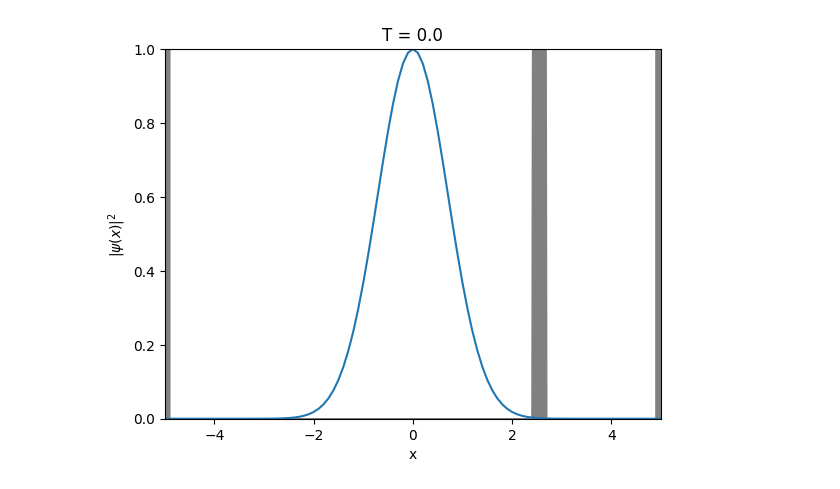
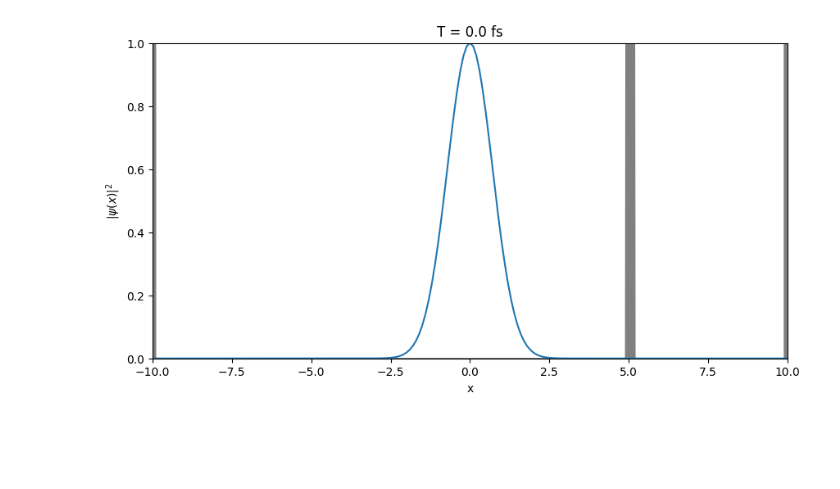
Before and after one commit to Sassy-Buoy/Comp-phys-Ex, a Jupyter notebook: ex3.ipynb, the cells around one changed output. Drawn from its saved outputs; the diff is of its cells as text; code cells hidden in the pictures; blank space fills up the shorter version.

```diff
--- a/ex3.ipynb
+++ b/ex3.ipynb
@@ -2,8 +2,8 @@
 import numpy as np
 from scipy.linalg import solve
 
-L = 10.0  # Length of the box
-T = 10.0 # Total simulation time
+L = 20.0  # Length of the box
+T = 20.0 # Total simulation time
 dx = 0.1 # grid spacing
 dt = 0.1 # time step
 x0 = 0.0  # Initial position of the Gaussian wave packet
@@ -28,14 +28,9 @@ def potential(N, step=False):
 # Construct Hamiltonian matrix
 def H_matrix(N, dx):
     H = np.zeros((N, N), dtype=np.complex128)
-    H[0, 0] = 2.0 / dx**2
-    H[0, 1] = -1.0 / dx**2
-    H[-1, -1] = 2.0 / dx**2
-    H[-1, -2] = -1.0 / dx**2
-    for i in range(1, N-1):
-        H[i, i] = 2.0 / dx**2
-        H[i, i-1] = -1.0 / dx**2
-        H[i, i+1] = -1.0 / dx**2
+    H += 2.0 / dx**2 * np.diag(np.ones(N))
+    H += -1.0 / dx**2 * np.diag(np.ones(N-1), k=1)
+    H += -1.0 / dx**2 * np.diag(np.ones(N-1), k=-1)
     return H
 
 # Crank-Nicolson algorithm
@@ -50,6 +45,8 @@ def time_evolution(dx, dt, T, L, sigma, k0, x0):
     H = H_matrix(N, dx)
     V = potential(N, step=True)
     psi = psi0(L, sigma, k0, N, x0)
+    #for i in psi:
+    #    print(round(np.abs(i), 10))
     Psi = []
     t = 0.0
     while t < T:
@@ -61,24 +58,24 @@ def time_evolution(dx, dt, T, L, sigma, k0, x0):
 Psi = time_evolution(dx, dt, T, L, sigma, k0, x0)
 # %%
 import matplotlib.pyplot as plt
-import matplotlib.animation as animation
+from matplotlib.animation import FuncAnimation
 
 fig, ax = plt.subplots()
 
 def animate(i):
     ax.clear()
-    ax.set_xlim(-L/2, L/2)  # Set x-axis limits
-    ax.set_ylim(0, 1)  # Set y-axis limits
+    fig.set_size_inches(10, 5)
+    ax.set_xlim(-L/2, L/2)
+    ax.set_ylim(0, 1)
     ax.plot(np.linspace(-L/2, L/2, int(L/dx) + 1), np.abs(Psi[i][1])**2)
-    # Plot a histogram of the potential
+    # Plot the potential
     ax.fill_between(np.linspace(-L/2, L/2, int(L/dx) + 1), 0, potential(int(L/dx) + 1, step=True), color='gray')
-    #ax.plot(np.linspace(-L/2, L/2, int(L/dx) + 1), potential(int(L/dx) + 1, step=True))
     ax.set_xlabel('x')
     ax.set_ylabel('$|\psi(x)|^2$')
-    ax.set_title('T = %.1f' % (Psi[i][0]))
+    ax.set_title('T = %.1f fs' % (Psi[i][0]))
 
-ani = animation.FuncAnimation(fig, animate, frames=len(Psi), interval=dt/1000)
+ani = FuncAnimation(fig, animate, frames=len(Psi), interval=dt/1000)
 # Save animation as a GIF file
 ani.save('animation.gif', writer='pillow')
 # %% [output]
-[figure, old version]
+[figure, new version]
```
Also changed, not shown: 2 other files.
